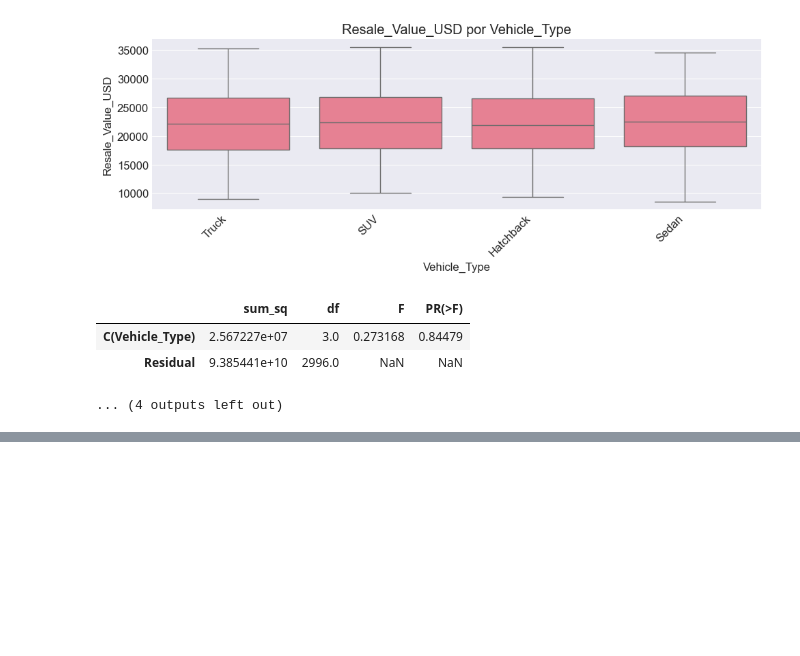
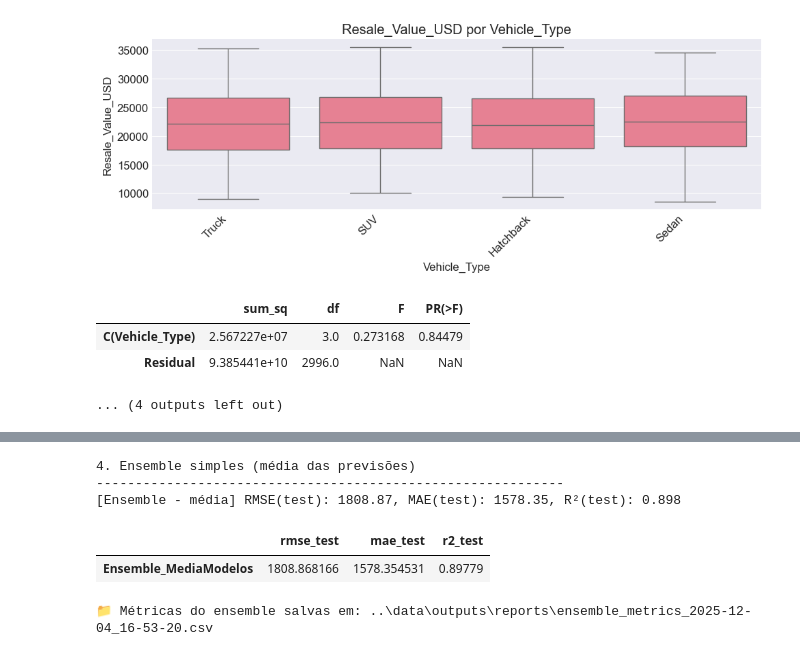
Before and after one commit to abraaopinto/electric-vehicle-resale-analytics, a Jupyter notebook: notebooks/ev_resale_analysis.ipynb, the cells around one changed output, grey strips where cells are left out. Cells and saved outputs as stored; diff of their text form; code cells hidden in the pictures; blank space fills up the shorter version.

```diff
--- a/notebooks/ev_resale_analysis.ipynb
+++ b/notebooks/ev_resale_analysis.ipynb
@@ -518,0 +1267,35 @@ else:
+# %%
+print("\n4. Ensemble simples (média das previsões)")
+print("-" * 60)
+
+preds_matrix = np.column_stack(list(preds_test_by_model.values()))
+ensemble_pred = preds_matrix.mean(axis=1)
+
+rmse_ens = float(np.sqrt(mean_squared_error(y_test, ensemble_pred)))
+mae_ens = float(mean_absolute_error(y_test, ensemble_pred))
+r2_ens = float(r2_score(y_test, ensemble_pred))
+
+print(
+    f"[Ensemble - média] RMSE(test): {rmse_ens:.2f}, "
+    f"MAE(test): {mae_ens:.2f}, R²(test): {r2_ens:.3f}"
+)
+
+ensemble_metrics = pd.DataFrame(
+    {
+        "rmse_test": [rmse_ens],
+        "mae_test": [mae_ens],
+        "r2_test": [r2_ens],
+    },
+    index=["Ensemble_MediaModelos"],
+)
+display(ensemble_metrics)
+
+ensemble_metrics.to_csv(REPORTS_PATH / f"ensemble_metrics_{timestamp}.csv")
+print(f"📁 Métricas do ensemble salvas em: {REPORTS_PATH / f'ensemble_metrics_{timestamp}.csv'}")
+# %% [output]
+4. Ensemble simples (média das previsões)
+------------------------------------------------------------
+[Ensemble - média] RMSE(test): 1808.87, MAE(test): 1578.35, R²(test): 0.898
+|  | rmse_test | mae_test | r2_test |
+| Ensemble_MediaModelos | 1808.868166 | 1578.354531 | 0.89779 |
+📁 Métricas do ensemble salvas em: ..\data\outputs\reports\ensemble_metrics_2025-12-04_16-53-20.csv
```
Also changed, not shown: parts of 17 cells of this notebook.
